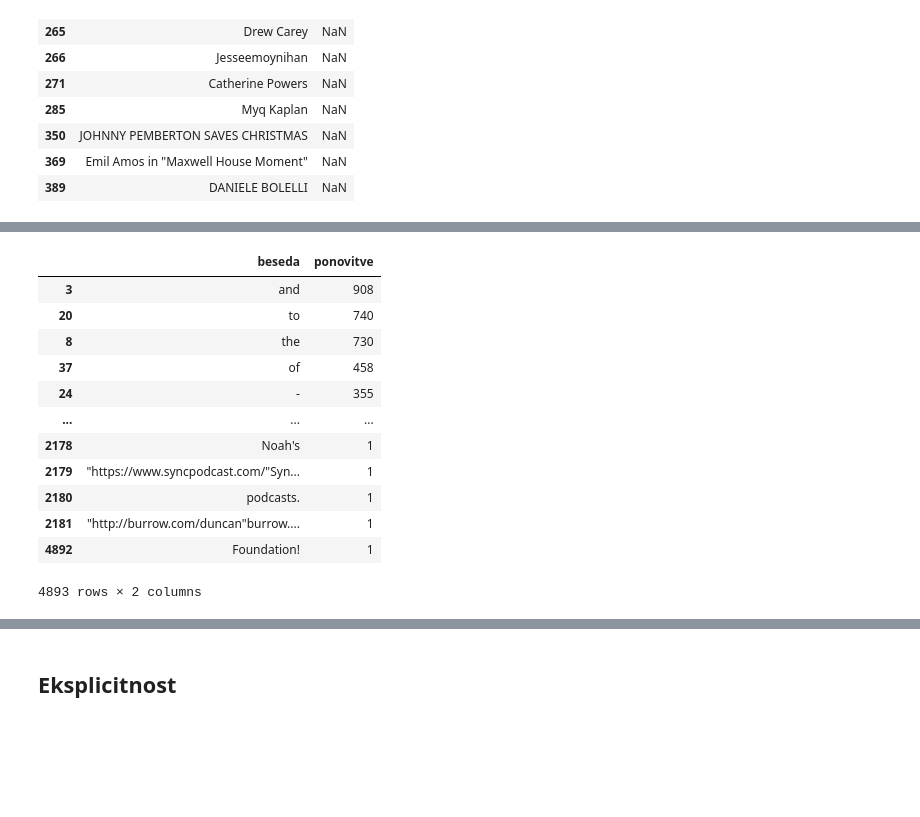
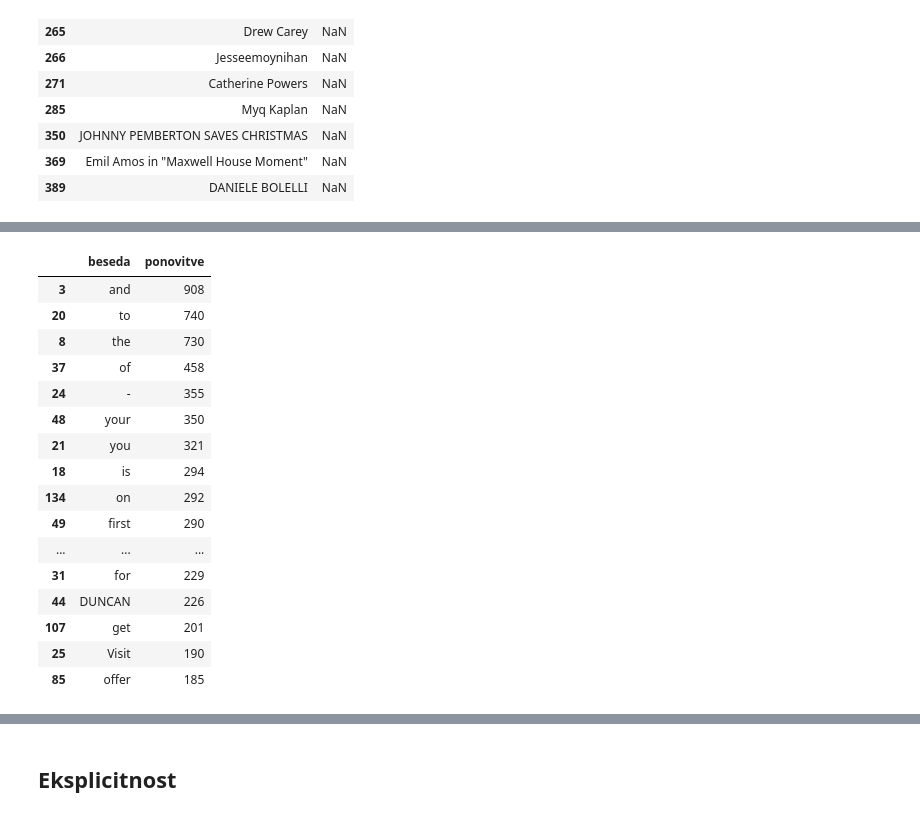
Before and after one commit to lukamarcic/DTFH-analiza-podatkov, a Jupyter notebook: analiza_podatkov.ipynb, the cells around one changed output, grey strips where cells are left out. Drawn from its saved outputs; the diff is of its cells as text; code cells hidden in the pictures; blank space fills up the shorter version.

```diff
--- a/analiza_podatkov.ipynb
+++ b/analiza_podatkov.ipynb
@@ -404,28 +420,32 @@ sez_besed_opis = rezina_podcasti_opis2.opis.apply(naredi_seznam_besed)
 # %%
 # Naredimo tabelo vseh besed v naslovih epizod padajoče glede na ponovitve (gledamo 20 najbolj pogostih)
 seznam_vseh_besed_opis = []
 
 for seznam in sez_besed_opis:
     for beseda in seznam:
         seznam_vseh_besed_opis.append(beseda)
 
 slovar_besed2 = prestej_besede(seznam_vseh_besed_opis)
 
 pomozni_slovar2 = {'beseda' : slovar_besed2.keys(), 'ponovitve' : (slovar_besed2.values())}
 
 ponovitve_besed_naslov = pd.DataFrame(pomozni_slovar2)
-ponovitve_besed_naslov.sort_values('ponovitve', ascending= False)
+ponovitve_besed_naslov.sort_values('ponovitve', ascending= False).head(20)
 # %% [output]
 |  | beseda | ponovitve |
 | 3 | and | 908 |
 | 20 | to | 740 |
 | 8 | the | 730 |
 | 37 | of | 458 |
 | 24 | - | 355 |
+| 48 | your | 350 |
+| 21 | you | 321 |
+| 18 | is | 294 |
+| 134 | on | 292 |
+| 49 | first | 290 |
 | ... | ... | ... |
-| 2178 | Noah's | 1 |
-| 2179 | "https://www.syncpodcast.com/"Syn... | 1 |
-| 2180 | podcasts. | 1 |
-| 2181 | "http://burrow.com/duncan"burrow.... | 1 |
-| 4892 | Foundation! | 1 |
+| 31 | for | 229 |
+| 44 | DUNCAN | 226 |
+| 107 | get | 201 |
+| 25 | Visit | 190 |
+| 85 | offer | 185 |
-4893 rows × 2 columns
```
Also changed, not shown: parts of 10 cells of this notebook.
